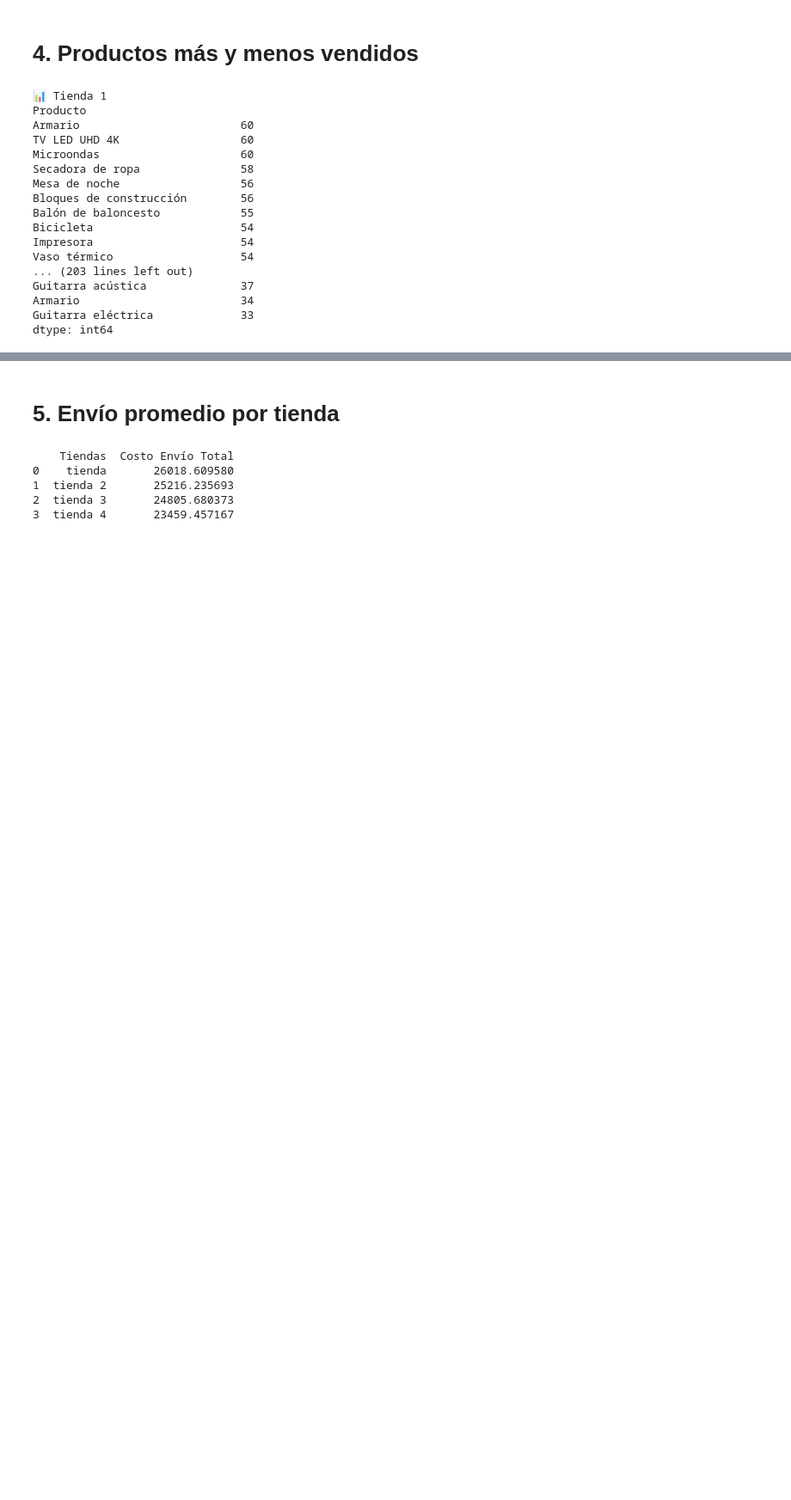
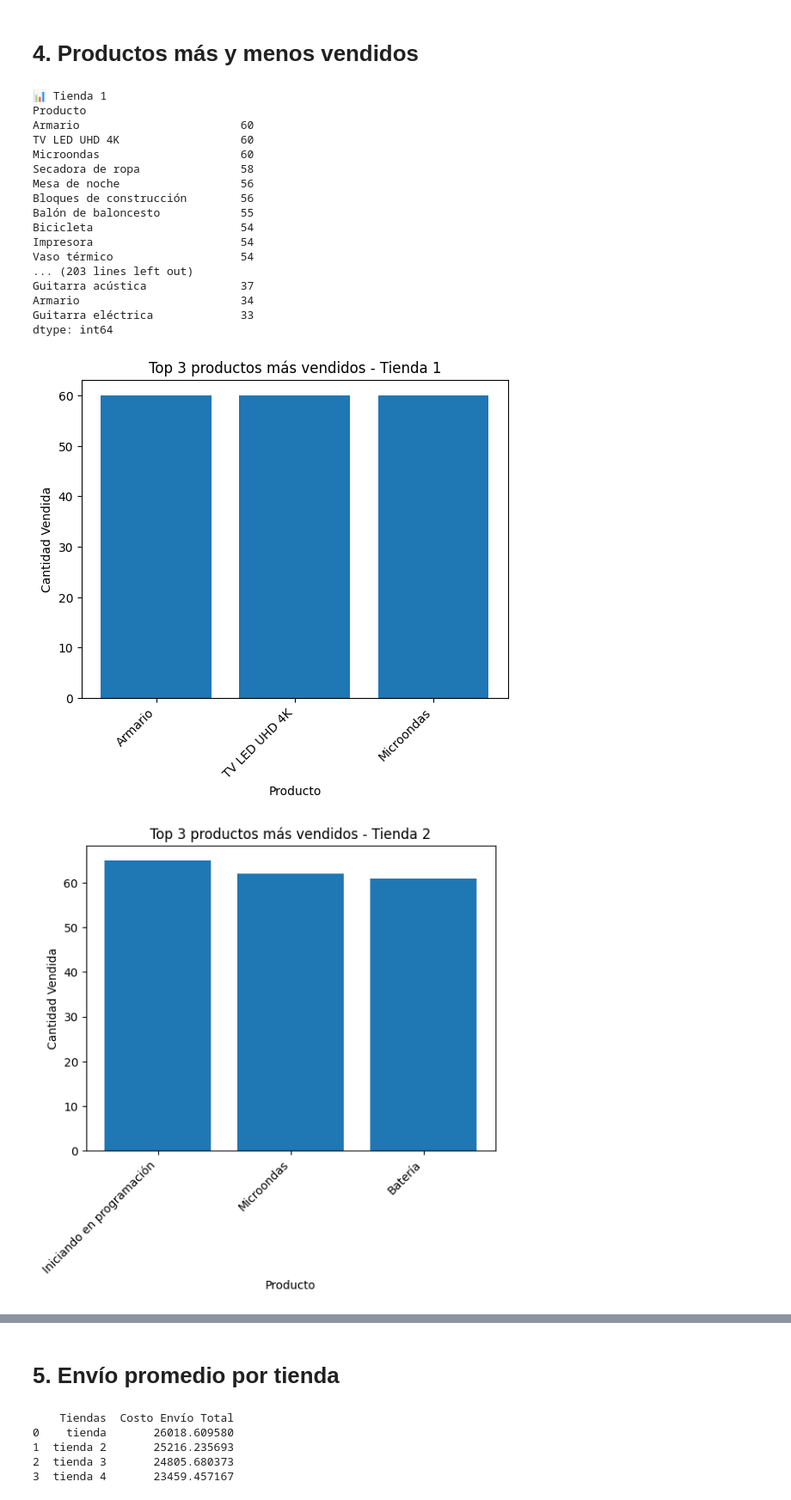
Before and after one commit to valeriavasquezv/valeriavasquez-portfolio, a Jupyter notebook: Proyecto_1/AluraStoreLatam_ipynb_txt.ipynb, the cells around one changed output, grey strips where cells are left out. Shown at 86% size. Drawn from its saved outputs; the diff is of its cells as text; code cells hidden in the pictures; blank space fills up the shorter version.

```diff
--- a/Proyecto_1/AluraStoreLatam_ipynb_txt.ipynb
+++ b/Proyecto_1/AluraStoreLatam_ipynb_txt.ipynb
@@ -129,3 +205,28 @@ Guitarra acústica              37
 Armario                        34
 Guitarra eléctrica             33
 dtype: int64
+# %%
+import matplotlib.pyplot as plt
+
+for nombre, df in tiendas.items():
+
+    # Top 3 productos más vendidos por tienda
+    top_3 = (
+        df.groupby("Producto")
+        .size()
+        .sort_values(ascending=False)
+        .head(3)
+    )
+
+    # Crear gráfico
+    plt.figure()
+    plt.bar(top_3.index, top_3.values)
+    plt.xlabel("Producto")
+    plt.ylabel("Cantidad Vendida")
+    plt.title(f"Top 3 productos más vendidos - {nombre}")
+    plt.xticks(rotation=45, ha="right")
+
+    plt.show()
+# %% [output]
+[figure, added]
+[figure, added]
```
Also changed, not shown: parts of 6 cells of this notebook.
